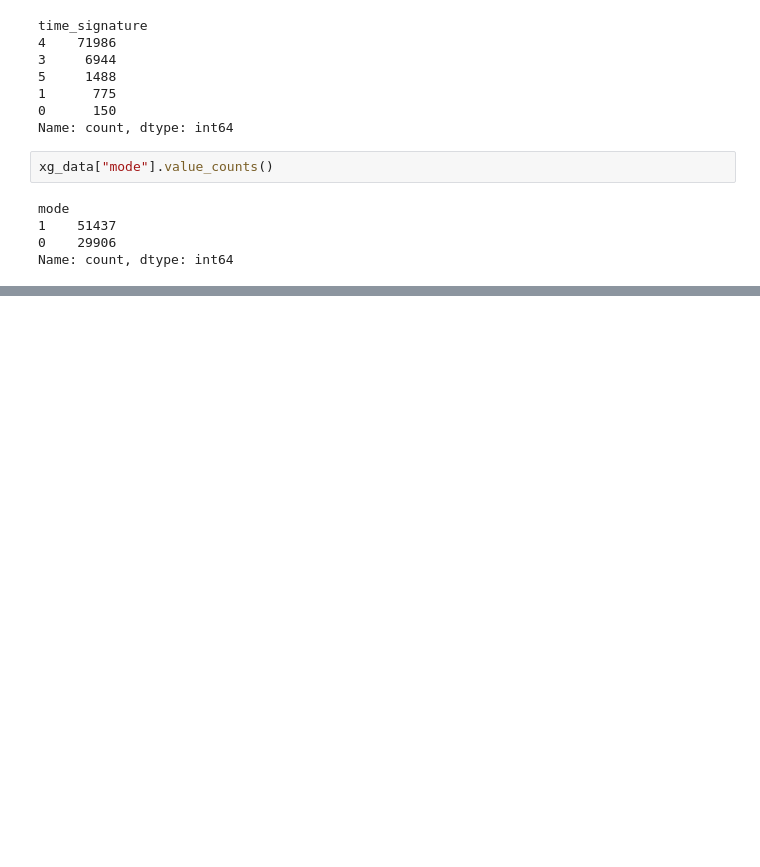
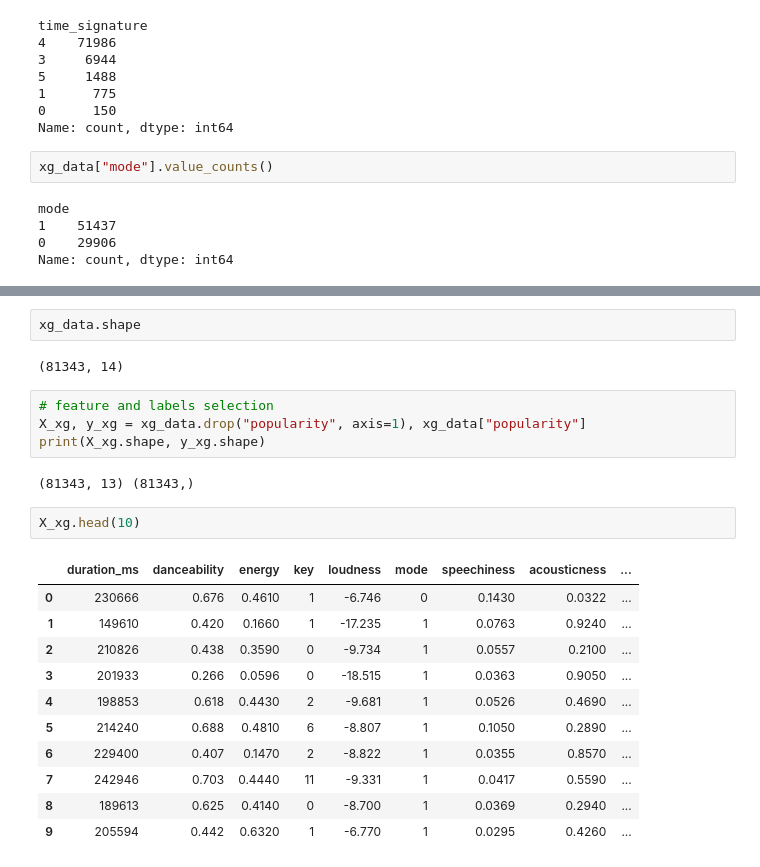
Before and after one commit to kamijoseph/Spotify-Song-Popularity, a Jupyter notebook: notebooks/main.ipynb, the cells around one changed output, grey strips where cells are left out. Drawn from its saved outputs; the diff is of its cells as text; blank space fills up the shorter version.

```diff
--- a/notebooks/main.ipynb
+++ b/notebooks/main.ipynb
@@ -484,0 +517,24 @@ Name: count, dtype: int64
+# %%
+xg_data.shape
+# %% [output]
+(81343, 14)
+# %%
+# feature and labels selection
+X_xg, y_xg = xg_data.drop("popularity", axis=1), xg_data["popularity"]
+print(X_xg.shape, y_xg.shape)
+# %% [output]
+(81343, 13) (81343,)
+# %%
+X_xg.head(10)
+# %% [output]
+|  | duration_ms | danceability | energy | key | loudness | mode | speechiness | acousticness | ... |
+| 0 | 230666 | 0.676 | 0.4610 | 1 | -6.746 | 0 | 0.1430 | 0.0322 | ... |
+| 1 | 149610 | 0.420 | 0.1660 | 1 | -17.235 | 1 | 0.0763 | 0.9240 | ... |
+| 2 | 210826 | 0.438 | 0.3590 | 0 | -9.734 | 1 | 0.0557 | 0.2100 | ... |
+| 3 | 201933 | 0.266 | 0.0596 | 0 | -18.515 | 1 | 0.0363 | 0.9050 | ... |
+| 4 | 198853 | 0.618 | 0.4430 | 2 | -9.681 | 1 | 0.0526 | 0.4690 | ... |
+| 5 | 214240 | 0.688 | 0.4810 | 6 | -8.807 | 1 | 0.1050 | 0.2890 | ... |
+| 6 | 229400 | 0.407 | 0.1470 | 2 | -8.822 | 1 | 0.0355 | 0.8570 | ... |
+| 7 | 242946 | 0.703 | 0.4440 | 11 | -9.331 | 1 | 0.0417 | 0.5590 | ... |
+| 8 | 189613 | 0.625 | 0.4140 | 0 | -8.700 | 1 | 0.0369 | 0.2940 | ... |
+| 9 | 205594 | 0.442 | 0.6320 | 1 | -6.770 | 1 | 0.0295 | 0.4260 | ... |
```
Also changed, not shown: parts of 11 cells of this notebook.
